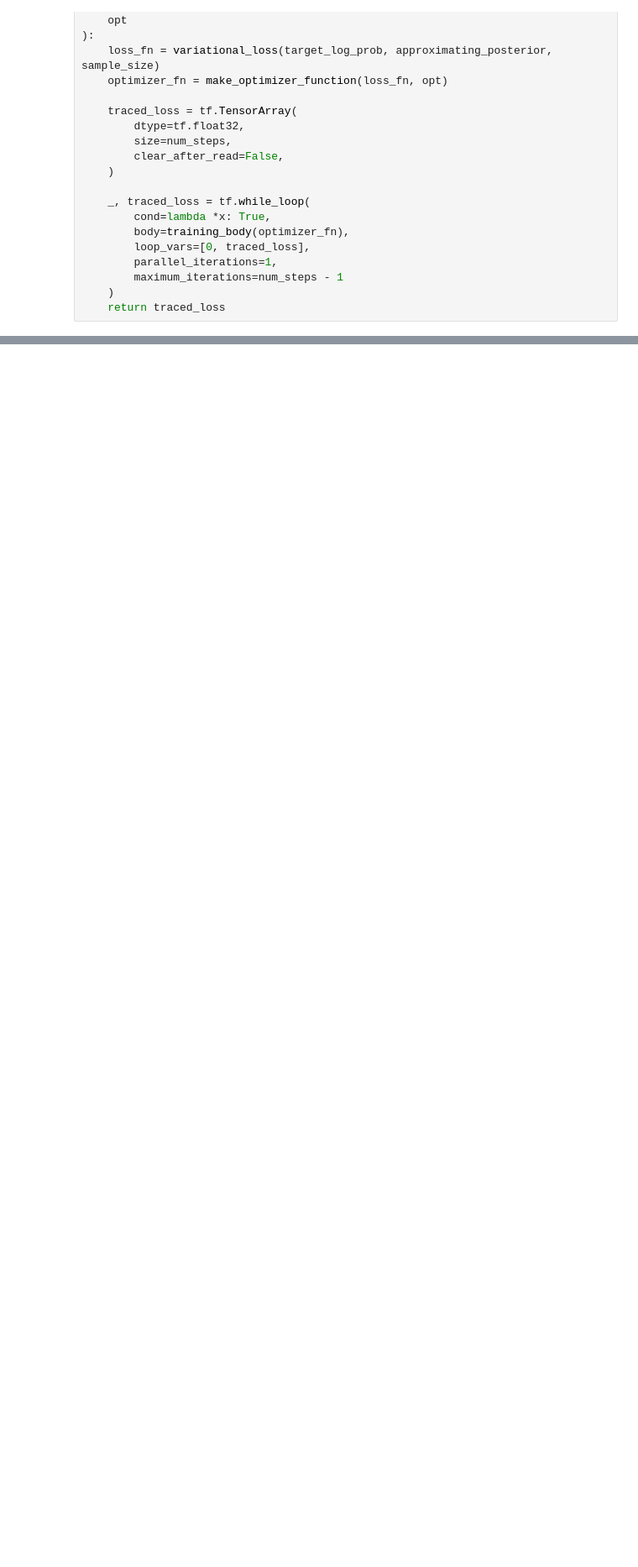
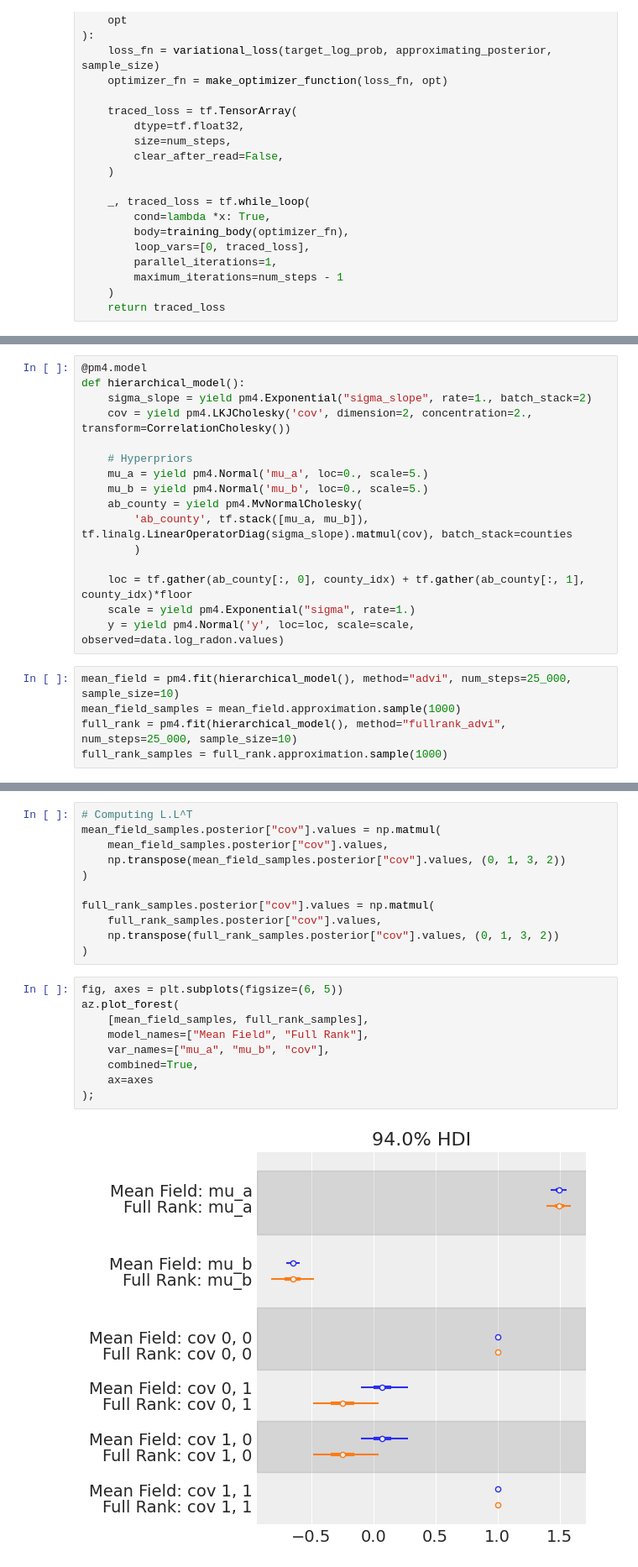
Before and after one commit to Sayam753/PyMCon-talk, a Jupyter notebook: prep_slides.ipynb, the cells around one changed output, grey strips where cells are left out. Shown at 84% size. Saved outputs shown, nothing was run; the diff lists cells and outputs as text; blank space fills up the shorter version.

```diff
--- a/prep_slides.ipynb
+++ b/prep_slides.ipynb
@@ -206,0 +408,21 @@ plt.yscale('log')
+# %%
+@pm4.model
+def hierarchical_model():
+    sigma_slope = yield pm4.Exponential("sigma_slope", rate=1., batch_stack=2)
+    cov = yield pm4.LKJCholesky('cov', dimension=2, concentration=2., transform=CorrelationCholesky())
+
+    # Hyperpriors
+    mu_a = yield pm4.Normal('mu_a', loc=0., scale=5.)
+    mu_b = yield pm4.Normal('mu_b', loc=0., scale=5.)
+    ab_county = yield pm4.MvNormalCholesky(
+        'ab_county', tf.stack([mu_a, mu_b]), tf.linalg.LinearOperatorDiag(sigma_slope).matmul(cov), batch_stack=counties
+        )
+
+    loc = tf.gather(ab_county[:, 0], county_idx) + tf.gather(ab_county[:, 1], county_idx)*floor
+    scale = yield pm4.Exponential("sigma", rate=1.)
+    y = yield pm4.Normal('y', loc=loc, scale=scale, observed=data.log_radon.values)
+# %%
+mean_field = pm4.fit(hierarchical_model(), method="advi", num_steps=25_000, sample_size=10)
+mean_field_samples = mean_field.approximation.sample(1000)
+full_rank = pm4.fit(hierarchical_model(), method="fullrank_advi", num_steps=25_000, sample_size=10)
+full_rank_samples = full_rank.approximation.sample(1000)
@@ -206,0 +439,22 @@ plt.yscale('log')
+# %%
+# Computing L.L^T
+mean_field_samples.posterior["cov"].values = np.matmul(
+    mean_field_samples.posterior["cov"].values,
+    np.transpose(mean_field_samples.posterior["cov"].values, (0, 1, 3, 2))
+)
+
+full_rank_samples.posterior["cov"].values = np.matmul(
+    full_rank_samples.posterior["cov"].values,
+    np.transpose(full_rank_samples.posterior["cov"].values, (0, 1, 3, 2))
+)
+# %%
+fig, axes = plt.subplots(figsize=(6, 5))
+az.plot_forest(
+    [mean_field_samples, full_rank_samples],
+    model_names=["Mean Field", "Full Rank"],
+    var_names=["mu_a", "mu_b", "cov"],
+    combined=True,
+    ax=axes
+);
+# %% [output]
+[figure, added]
```
Also changed, not shown: parts of 54 cells of this notebook.
